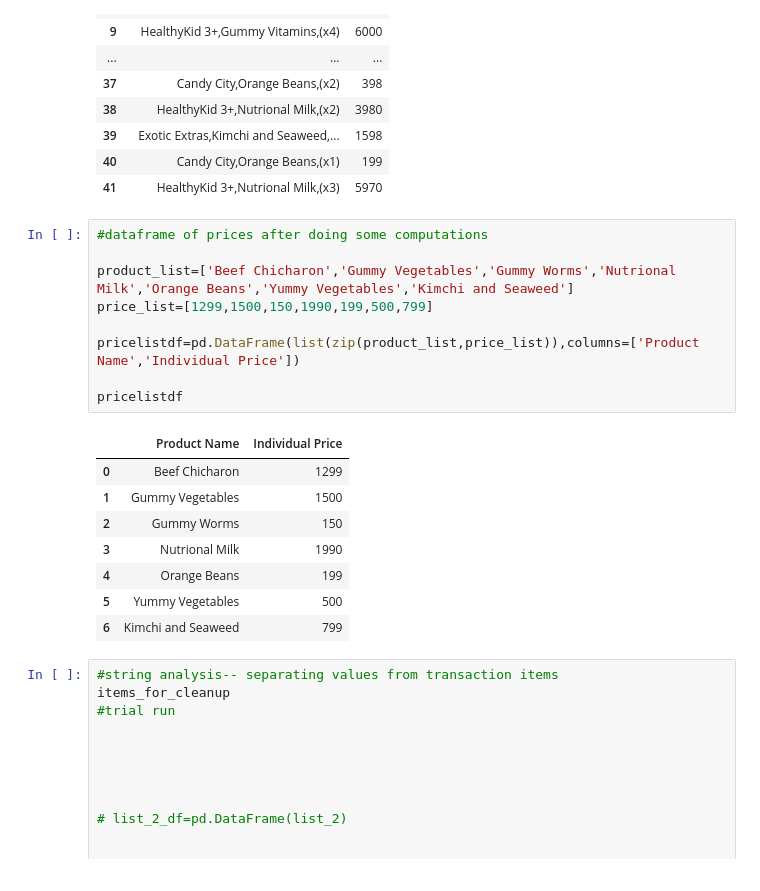
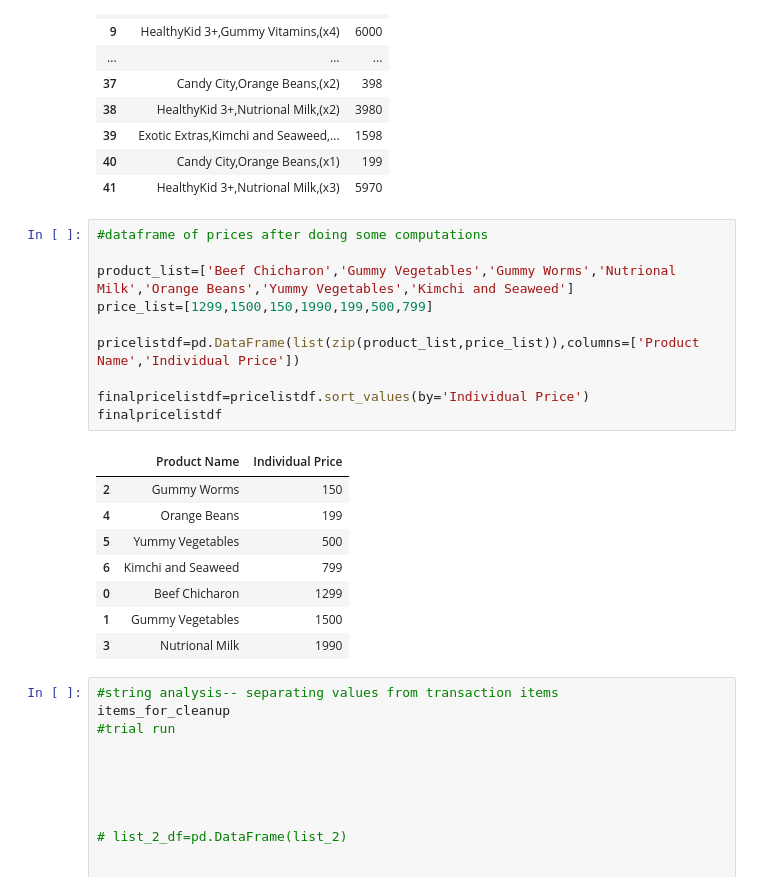
Before and after one commit to Alpha-Lycan/ITM-repository, a Jupyter notebook: it-summative-assesments/SA 1/ad hoc analysis .ipynb, the cells around one changed output. Cells and saved outputs as stored; diff of their text form.

```diff
--- a/it-summative-assesments/SA 1/ad hoc analysis .ipynb
+++ b/it-summative-assesments/SA 1/ad hoc analysis .ipynb
@@ -84,21 +84,22 @@ need_listdf.head(42)
 # %%
 #dataframe of prices after doing some computations
 
 product_list=['Beef Chicharon','Gummy Vegetables','Gummy Worms','Nutrional Milk','Orange Beans','Yummy Vegetables','Kimchi and Seaweed']
 price_list=[1299,1500,150,1990,199,500,799]
 
 pricelistdf=pd.DataFrame(list(zip(product_list,price_list)),columns=['Product Name','Individual Price'])
 
-pricelistdf
+finalpricelistdf=pricelistdf.sort_values(by='Individual Price')
+finalpricelistdf
 # %% [output]
 |  | Product Name | Individual Price |
-| 0 | Beef Chicharon | 1299 |
-| 1 | Gummy Vegetables | 1500 |
 | 2 | Gummy Worms | 150 |
-| 3 | Nutrional Milk | 1990 |
 | 4 | Orange Beans | 199 |
 | 5 | Yummy Vegetables | 500 |
 | 6 | Kimchi and Seaweed | 799 |
+| 0 | Beef Chicharon | 1299 |
+| 1 | Gummy Vegetables | 1500 |
+| 3 | Nutrional Milk | 1990 |
 # %%
 #string analysis-- separating values from transaction items
 items_for_cleanup
```
Also changed, not shown: parts of 9 cells of this notebook.
